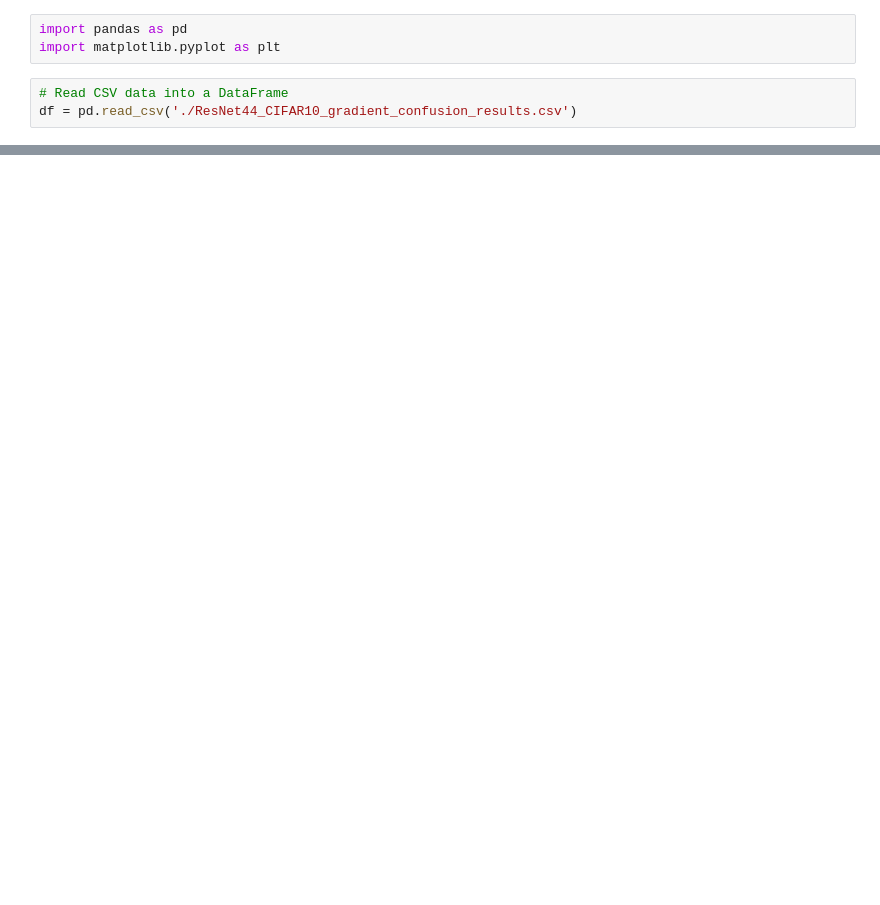
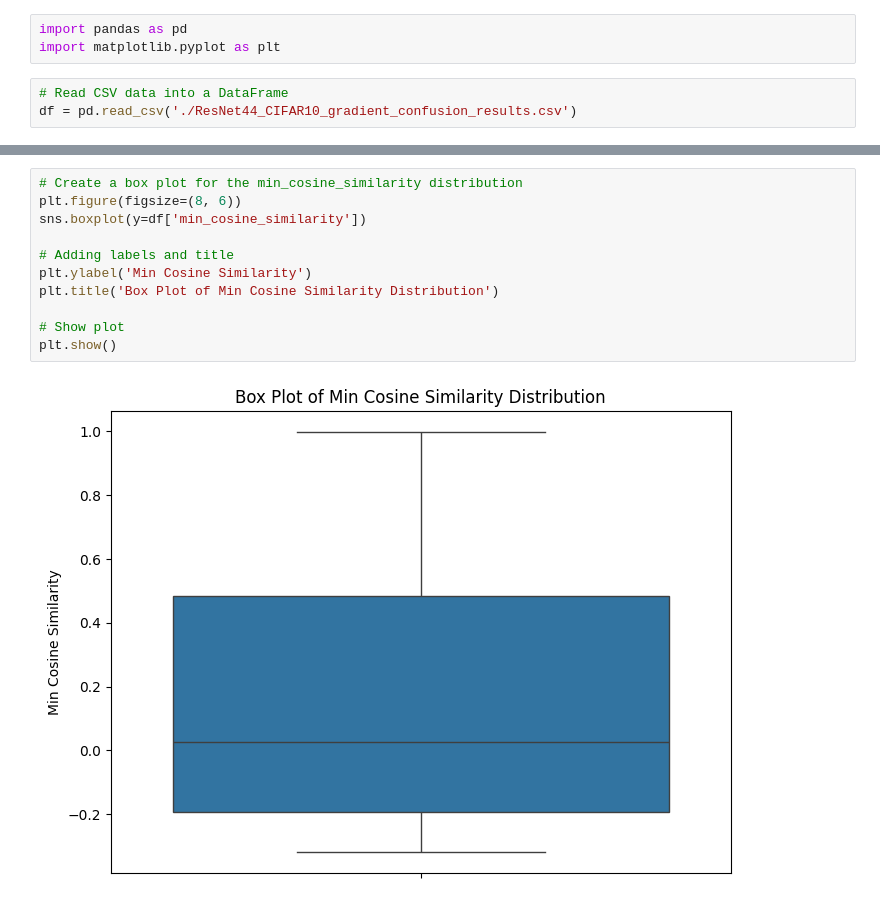
Before and after one commit to baunilhamarga/critical-periods, a Jupyter notebook: plots/gradient_confusion.ipynb, the cells around one changed output, grey strips where cells are left out. Saved outputs shown, nothing was run; the diff lists cells and outputs as text; blank space fills up the shorter version.

```diff
--- a/plots/gradient_confusion.ipynb
+++ b/plots/gradient_confusion.ipynb
@@ -51,0 +68,13 @@ plt.show()
+# %%
+# Create a box plot for the min_cosine_similarity distribution
+plt.figure(figsize=(8, 6))
+sns.boxplot(y=df['min_cosine_similarity'])
+
+# Adding labels and title
+plt.ylabel('Min Cosine Similarity')
+plt.title('Box Plot of Min Cosine Similarity Distribution')
+
+# Show plot
+plt.show()
+# %% [output]
+[figure, added]
```
Also changed, not shown: parts of 2 cells of this notebook, 3 other files.
